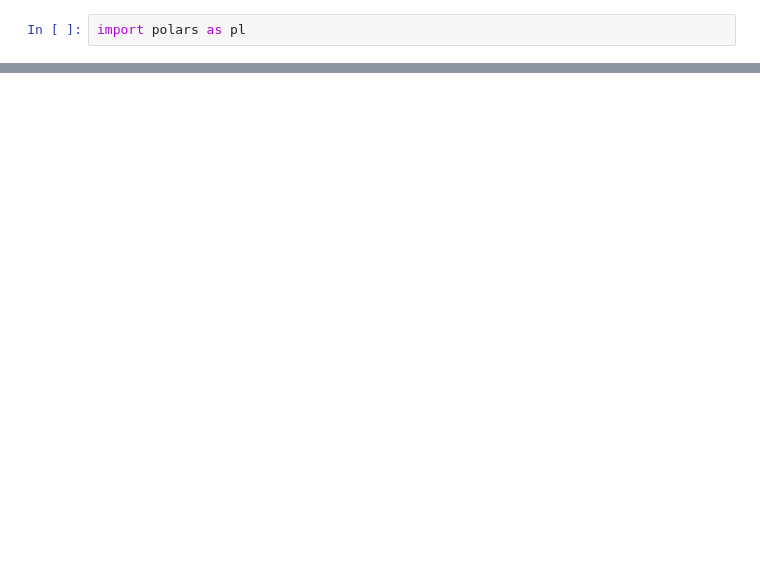
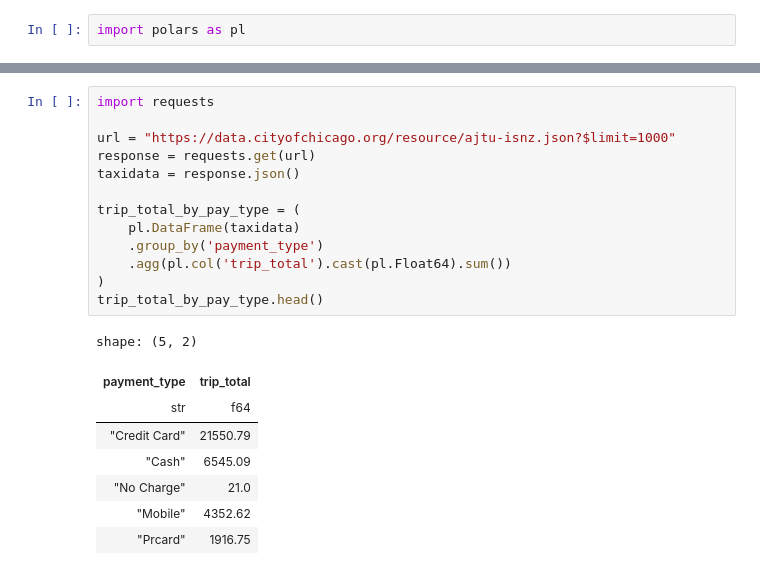
Before and after one commit to PacktPublishing/Polars-Cookbook, a Jupyter notebook: Chapter01/ch01.ipynb, the cells around one changed output, grey strips where cells are left out. Cells and saved outputs as stored; diff of their text form; blank space fills up the shorter version.

```diff
--- a/Chapter01/ch01.ipynb
+++ b/Chapter01/ch01.ipynb
@@ -745,0 +794,22 @@ shape: (5, 2)
+# %%
+import requests
+
+url = "https://data.cityofchicago.org/resource/ajtu-isnz.json?$limit=1000"
+response = requests.get(url)
+taxidata = response.json()
+
+trip_total_by_pay_type = (
+    pl.DataFrame(taxidata)
+    .group_by('payment_type')
+    .agg(pl.col('trip_total').cast(pl.Float64).sum())
+)
+trip_total_by_pay_type.head()
+# %% [output]
+shape: (5, 2)
+| payment_type | trip_total |
+| str | f64 |
+| "Credit Card" | 21550.79 |
+| "Cash" | 6545.09 |
+| "No Charge" | 21.0 |
+| "Mobile" | 4352.62 |
+| "Prcard" | 1916.75 |
```
Also changed, not shown: parts of 7 cells of this notebook.
